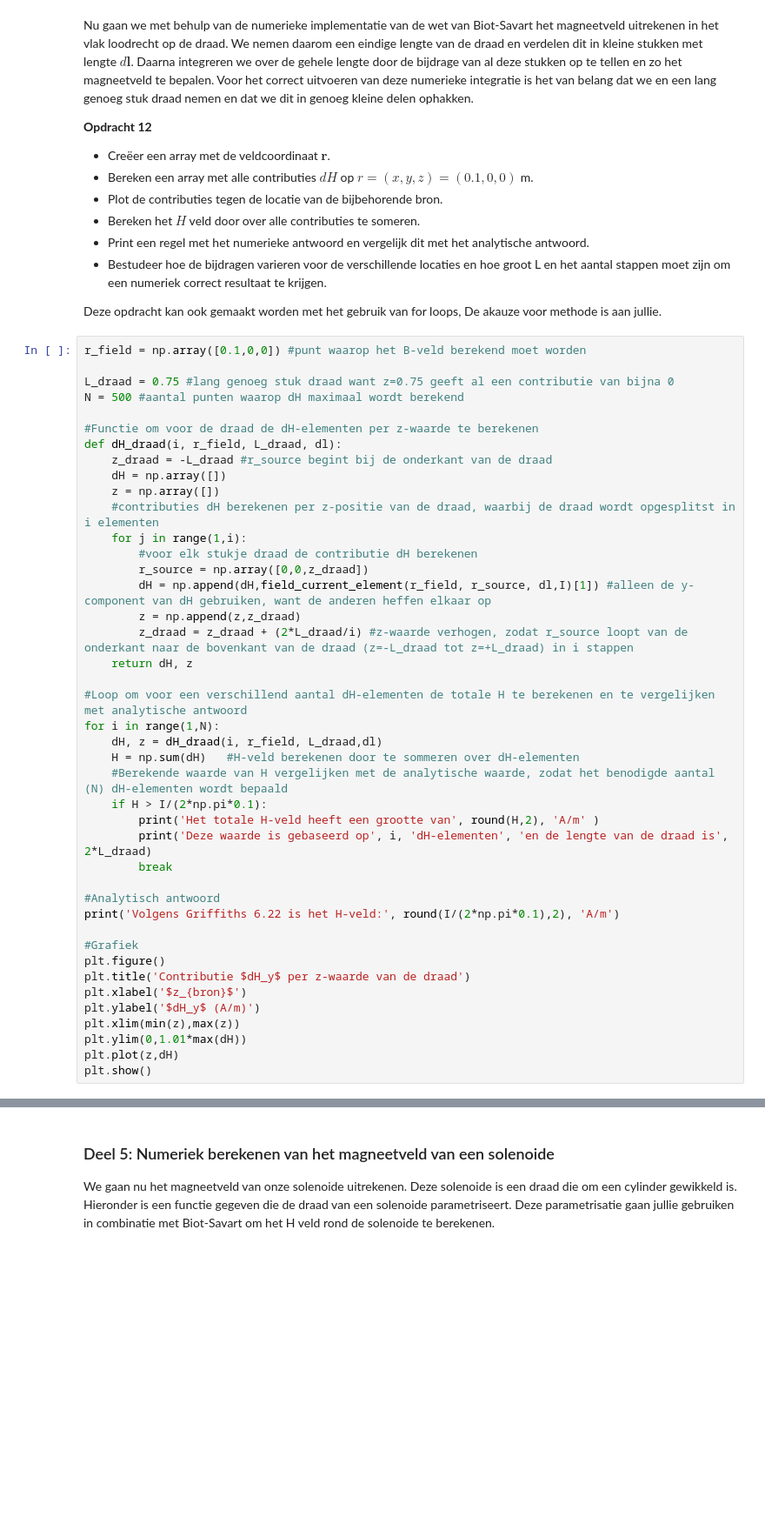
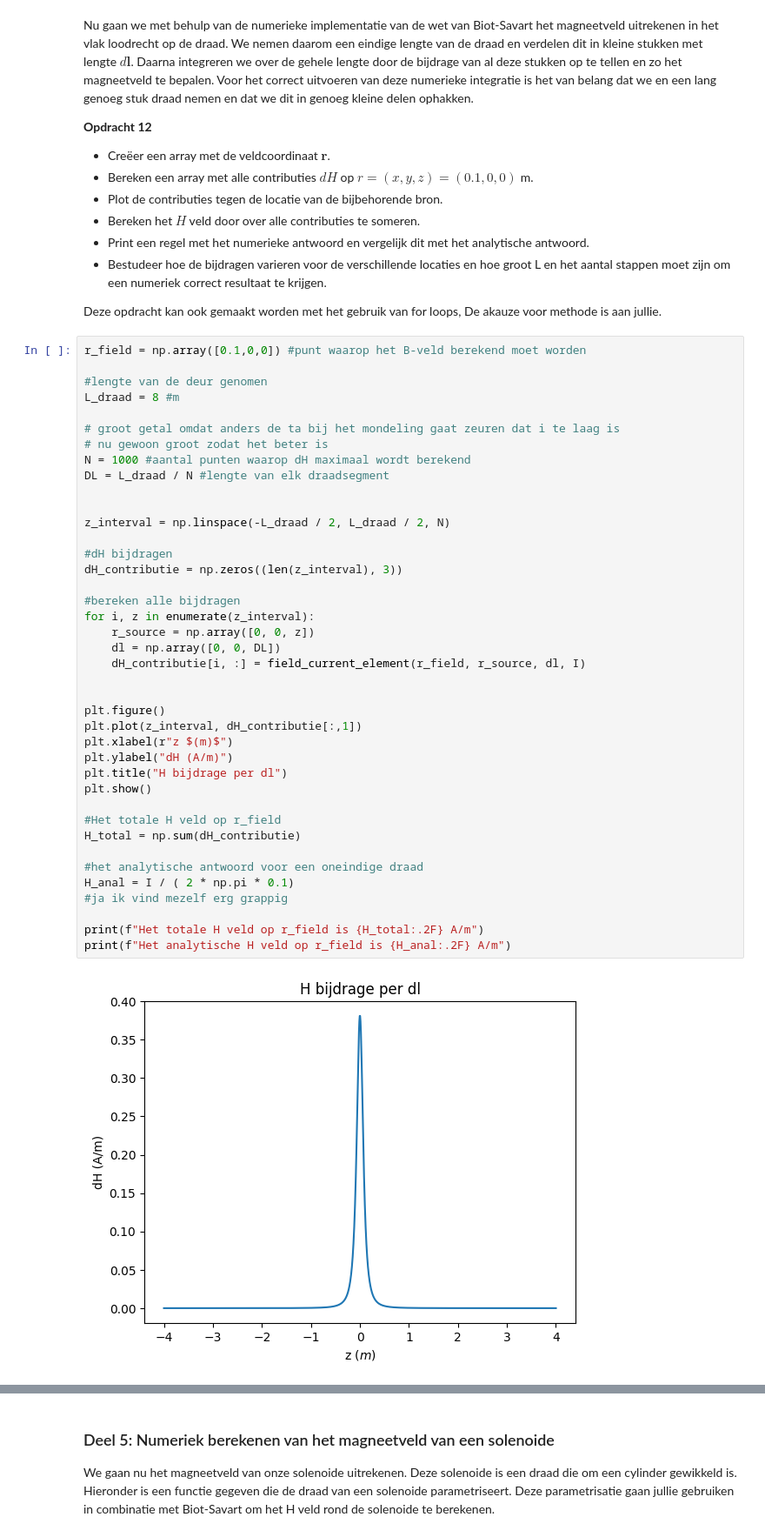
Before and after one commit to gltChboy/opdrachten-DEF-D, a Jupyter notebook: 2KrachtactuatorOpdracht/KrachtactuatorOpdracht.ipynb, the cells around one changed output, grey strips where cells are left out. Shown at 87% size. Cells and saved outputs as stored; diff of their text form; blank space fills up the shorter version.

```diff
--- a/2KrachtactuatorOpdracht/KrachtactuatorOpdracht.ipynb
+++ b/2KrachtactuatorOpdracht/KrachtactuatorOpdracht.ipynb
@@ -471,43 +438,42 @@ Deze opdracht kan ook gemaakt worden met het gebruik van for loops, De akauze vo
 # %%
 r_field = np.array([0.1,0,0]) #punt waarop het B-veld berekend moet worden
 
-L_draad = 0.75 #lang genoeg stuk draad want z=0.75 geeft al een contributie van bijna 0
-N = 500 #aantal punten waarop dH maximaal wordt berekend
+#lengte van de deur genomen
+L_draad = 8 #m
 
-#Functie om voor de draad de dH-elementen per z-waarde te berekenen
-def dH_draad(i, r_field, L_draad, dl):
-    z_draad = -L_draad #r_source begint bij de onderkant van de draad
-    dH = np.array([])
-    z = np.array([])
-    #contributies dH berekenen per z-positie van de draad, waarbij de draad wordt opgesplitst in i elementen
-    for j in range(1,i):
-        #voor elk stukje draad de contributie dH berekenen
-        r_source = np.array([0,0,z_draad])
-        dH = np.append(dH,field_current_element(r_field, r_source, dl,I)[1]) #alleen de y-component van dH gebruiken, want de anderen heffen elkaar op
-        z = np.append(z,z_draad)
-        z_draad = z_draad + (2*L_draad/i) #z-waarde verhogen, zodat r_source loopt van de onderkant naar de bovenkant van de draad (z=-L_draad tot z=+L_draad) in i stappen
-    return dH, z
+# groot getal omdat anders de ta bij het mondeling gaat zeuren dat i te laag is
+# nu gewoon groot zodat het beter is
+N = 1000 #aantal punten waarop dH maximaal wordt berekend
+DL = L_draad / N #lengte van elk draadsegment
 
-#Loop om voor een verschillend aantal dH-elementen de totale H te berekenen en te vergelijken met analytische antwoord
-for i in range(1,N):
-    dH, z = dH_draad(i, r_field, L_draad,dl)
-    H = np.sum(dH)   #H-veld berekenen door te sommeren over dH-elementen
-    #Berekende waarde van H vergelijken met de analytische waarde, zodat het benodigde aantal (N) dH-elementen wordt bepaald
-    if H > I/(2*np.pi*0.1):
-        print('Het totale H-veld heeft een grootte van', round(H,2), 'A/m' )
-        print('Deze waarde is gebaseerd op', i, 'dH-elementen', 'en de lengte van de draad is', 2*L_draad)
-        break
 
-#Analytisch antwoord
-print('Volgens Griffiths 6.22 is het H-veld:', round(I/(2*np.pi*0.1),2), 'A/m')
+z_interval = np.linspace(-L_draad / 2, L_draad / 2, N)
 
-#Grafiek
+#dH bijdragen
+dH_contributie = np.zeros((len(z_interval), 3))
+
+#bereken alle bijdragen
+for i, z in enumerate(z_interval):
+    r_source = np.array([0, 0, z])
+    dl = np.array([0, 0, DL])
+    dH_contributie[i, :] = field_current_element(r_field, r_source, dl, I)
+
+
 plt.figure()
-plt.title('Contributie $dH_y$ per z-waarde van de draad')
-plt.xlabel('$z_{bron}$')
-plt.ylabel('$dH_y$ (A/m)')
-plt.xlim(min(z),max(z))
-plt.ylim(0,1.01*max(dH))
-plt.plot(z,dH)
+plt.plot(z_interval, dH_contributie[:,1])
+plt.xlabel(r"z $(m)$")
+plt.ylabel("dH (A/m)")
+plt.title("H bijdrage per dl")
 plt.show()
+
+#Het totale H veld op r_field
+H_total = np.sum(dH_contributie)
+
+#het analytische antwoord voor een oneindige draad
+H_anal = I / ( 2 * np.pi * 0.1)
+#ja ik vind mezelf erg grappig
+
+print(f"Het totale H veld op r_field is {H_total:.2F} A/m")
+print(f"Het analytische H veld op r_field is {H_anal:.2F} A/m")
 # %% [output]
+[figure, new version]
```
Also changed, not shown: parts of 23 cells of this notebook.
